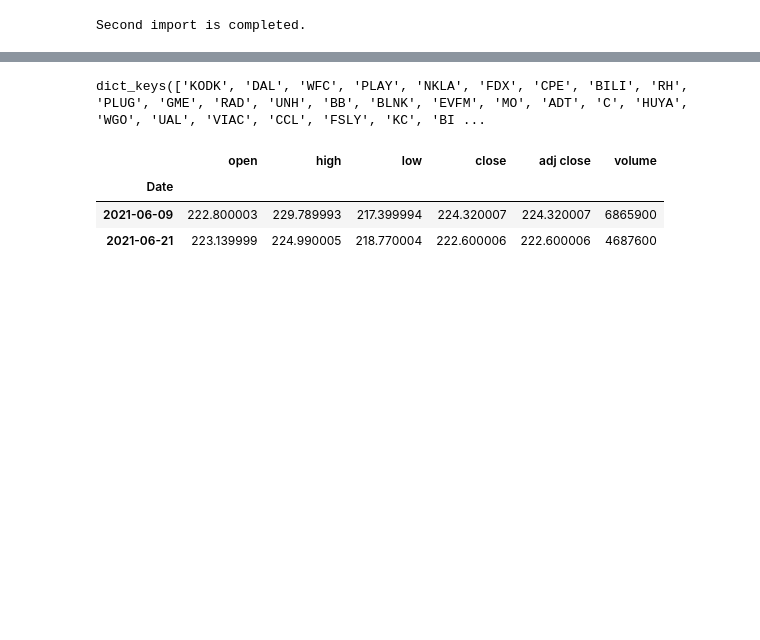
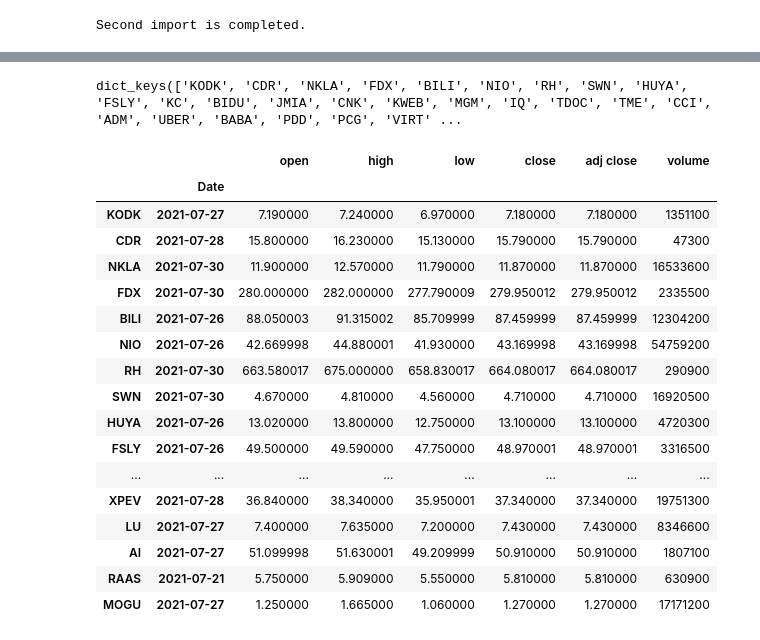
Before and after one commit to liweidong1218/Trading-tools, a Jupyter notebook: Signals/technical analysis/reversal.ipynb, the cells around one changed output, grey strips where cells are left out. Drawn from its saved outputs; the diff is of its cells as text; code cells hidden in the pictures; blank space fills up the shorter version.

Commit message:
Included a quick example for OS volume ratio

```diff
--- a/Signals/technical analysis/reversal.ipynb
+++ b/Signals/technical analysis/reversal.ipynb
@@ -158,8 +158,8 @@ class technicalIndicator:
 # %%
 %%time
 ticker_list = pd.read_csv('DLW_stock_all.csv')['Symbol'].to_list()
-start_date = '2021-05-01'
-end_date = '2021-07-20'
+start_date = '2021-07-01'
+end_date = '2021-08-03'
 
 result_dict = {}
 n = 1
@@ -240,14 +240,32 @@ Wall time: 3min 32s
 # %%
 result_dict.keys()
 # %% [output]
-dict_keys(['KODK', 'DAL', 'WFC', 'PLAY', 'NKLA', 'FDX', 'CPE', 'BILI', 'RH', 'PLUG', 'GME', 'RAD', 'UNH', 'BB', 'BLNK', 'EVFM', 'MO', 'ADT', 'C', 'HUYA', 'WGO', 'UAL', 'VIAC', 'CCL', 'FSLY', 'KC', 'BI ...
+dict_keys(['KODK', 'CDR', 'NKLA', 'FDX', 'BILI', 'NIO', 'RH', 'SWN', 'HUYA', 'FSLY', 'KC', 'BIDU', 'JMIA', 'CNK', 'KWEB', 'MGM', 'IQ', 'TDOC', 'TME', 'CCI', 'ADM', 'UBER', 'BABA', 'PDD', 'PCG', 'VIRT' ...
-# %%
-result_dict['COIN']
-# %% [output]
-|  | open | high | low | close | adj close | volume |
-| Date |  |  |  |  |  |  |
-| 2021-06-09 | 222.800003 | 229.789993 | 217.399994 | 224.320007 | 224.320007 | 6865900 |
-| 2021-06-21 | 223.139999 | 224.990005 | 218.770004 | 222.600006 | 222.600006 | 4687600 |
+# %%
+append_list = []
+for key in result_dict.keys():
+    append_list.append(result_dict[key].head(1))
+# %%
+pd.concat(append_list, keys = result_dict.keys())
+# %% [output]
+|  |  | open | high | low | close | adj close | volume |
+|  | Date |  |  |  |  |  |  |
+| KODK | 2021-07-27 | 7.190000 | 7.240000 | 6.970000 | 7.180000 | 7.180000 | 1351100 |
+| CDR | 2021-07-28 | 15.800000 | 16.230000 | 15.130000 | 15.790000 | 15.790000 | 47300 |
+| NKLA | 2021-07-30 | 11.900000 | 12.570000 | 11.790000 | 11.870000 | 11.870000 | 16533600 |
+| FDX | 2021-07-30 | 280.000000 | 282.000000 | 277.790009 | 279.950012 | 279.950012 | 2335500 |
+| BILI | 2021-07-26 | 88.050003 | 91.315002 | 85.709999 | 87.459999 | 87.459999 | 12304200 |
+| NIO | 2021-07-26 | 42.669998 | 44.880001 | 41.930000 | 43.169998 | 43.169998 | 54759200 |
+| RH | 2021-07-30 | 663.580017 | 675.000000 | 658.830017 | 664.080017 | 664.080017 | 290900 |
+| SWN | 2021-07-30 | 4.670000 | 4.810000 | 4.560000 | 4.710000 | 4.710000 | 16920500 |
+| HUYA | 2021-07-26 | 13.020000 | 13.800000 | 12.750000 | 13.100000 | 13.100000 | 4720300 |
+| FSLY | 2021-07-26 | 49.500000 | 49.590000 | 47.750000 | 48.970001 | 48.970001 | 3316500 |
+| ... | ... | ... | ... | ... | ... | ... | ... |
+| XPEV | 2021-07-28 | 36.840000 | 38.340000 | 35.950001 | 37.340000 | 37.340000 | 19751300 |
+| LU | 2021-07-27 | 7.400000 | 7.635000 | 7.200000 | 7.430000 | 7.430000 | 8346600 |
+| AI | 2021-07-27 | 51.099998 | 51.630001 | 49.209999 | 50.910000 | 50.910000 | 1807100 |
+| RAAS | 2021-07-21 | 5.750000 | 5.909000 | 5.550000 | 5.810000 | 5.810000 | 630900 |
+| MOGU | 2021-07-27 | 1.250000 | 1.665000 | 1.060000 | 1.270000 | 1.270000 | 17171200 |
 # %%
 technicalIndicator.plot_filtered_date(TI.df, filtered, persistence_high[:5])
 plt.title(ticker + ' reversal pattern')
```
Also changed, not shown: parts of 1 cell of this notebook, 6 other files.
